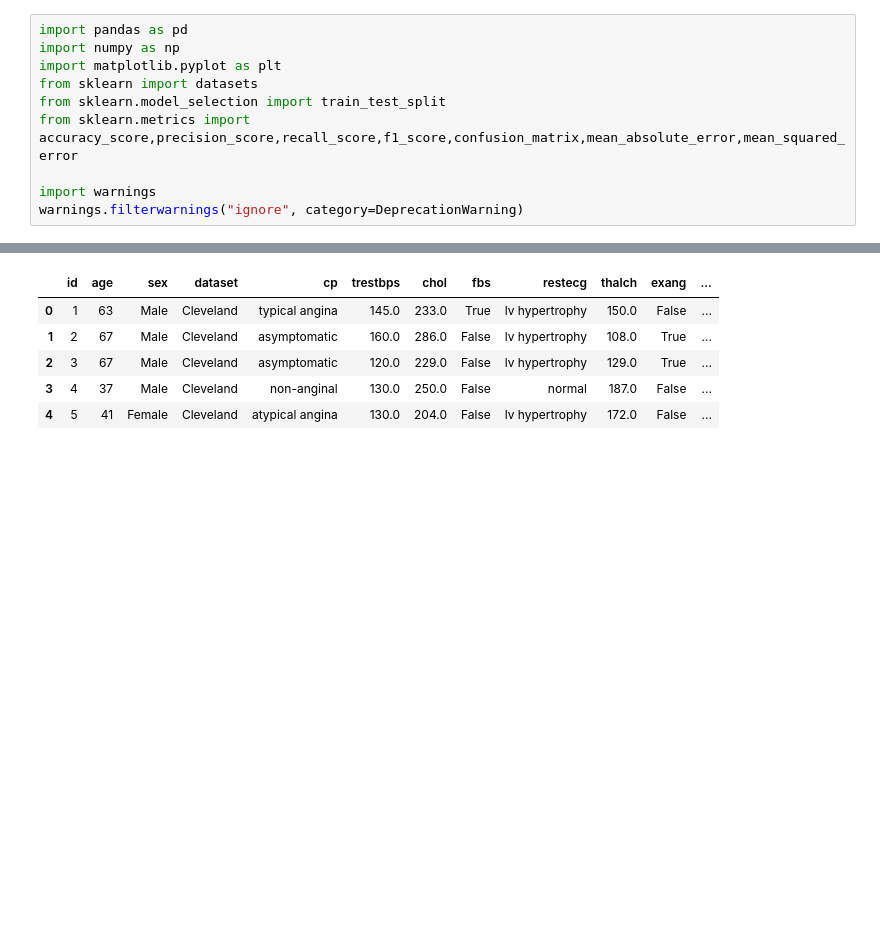
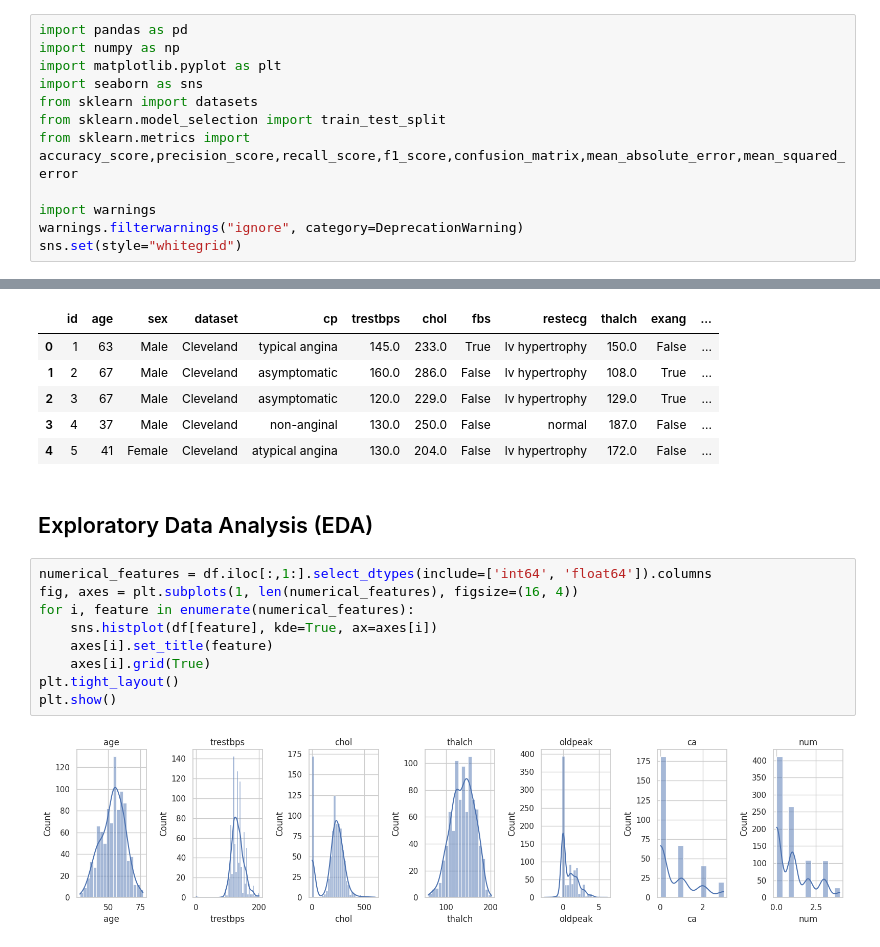
Before and after one commit to jrakhshanda55/Ausaf_ML, a Jupyter notebook: project1.ipynb, the cells around one changed output, grey strips where cells are left out. Drawn from its saved outputs; the diff is of its cells as text; blank space fills up the shorter version.

```diff
--- a/project1.ipynb
+++ b/project1.ipynb
@@ -8,12 +8,14 @@
 import pandas as pd
 import numpy as np
 import matplotlib.pyplot as plt
+import seaborn as sns
 from sklearn import datasets
 from sklearn.model_selection import train_test_split
 from sklearn.metrics import accuracy_score,precision_score,recall_score,f1_score,confusion_matrix,mean_absolute_error,mean_squared_error
 
 import warnings
 warnings.filterwarnings("ignore", category=DeprecationWarning)
+sns.set(style="whitegrid")
 # %% [markdown]
 ## 1. Introduction
 
@@ -62,3 +64,16 @@ df.head()
 | 2 | 3 | 67 | Male | Cleveland | asymptomatic | 120.0 | 229.0 | False | lv hypertrophy | 129.0 | True | ... |
 | 3 | 4 | 37 | Male | Cleveland | non-anginal | 130.0 | 250.0 | False | normal | 187.0 | False | ... |
 | 4 | 5 | 41 | Female | Cleveland | atypical angina | 130.0 | 204.0 | False | lv hypertrophy | 172.0 | False | ... |
+# %% [markdown]
+## Exploratory Data Analysis (EDA)
+# %%
+numerical_features = df.iloc[:,1:].select_dtypes(include=['int64', 'float64']).columns
+fig, axes = plt.subplots(1, len(numerical_features), figsize=(16, 4))
+for i, feature in enumerate(numerical_features):
+    sns.histplot(df[feature], kde=True, ax=axes[i])
+    axes[i].set_title(feature)
+    axes[i].grid(True)
+plt.tight_layout()
+plt.show()
+# %% [output]
+[figure, added]
```
Also changed, not shown: parts of 3 cells of this notebook.
